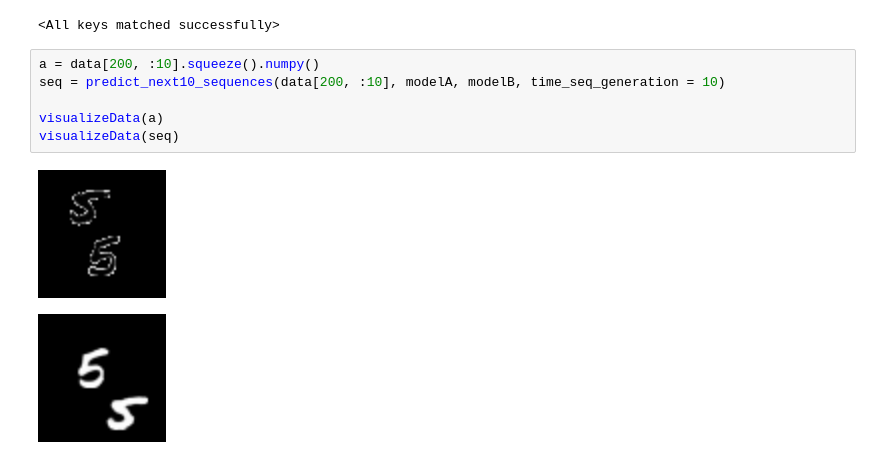
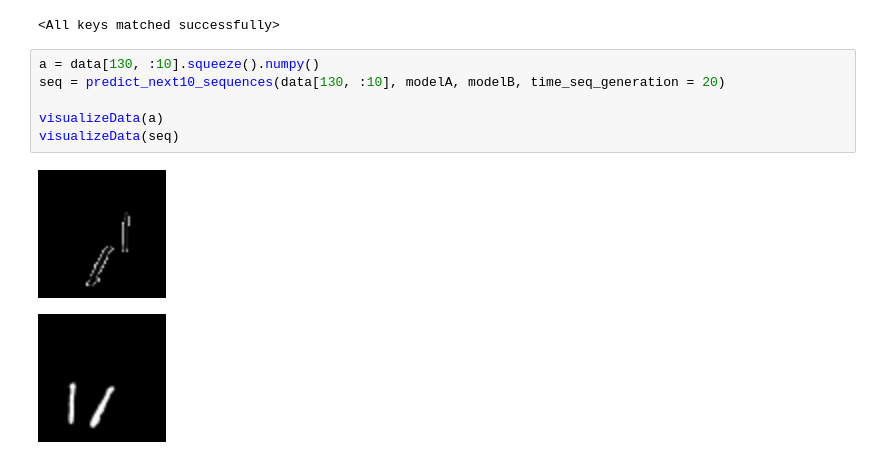
Before and after one commit to Ishushan02/Video-Generation-Flowing-MNIST, a Jupyter notebook: model-4-VQVAE.ipynb, the cells around one changed output. Cells and saved outputs as stored; diff of their text form.

Commit message:
New Model Result Change

```diff
--- a/model-4-VQVAE.ipynb
+++ b/model-4-VQVAE.ipynb
@@ -770,11 +770,11 @@ modelA.load_state_dict(modelValA)
 # %% [output]
 <All keys matched successfully>
 # %%
-a = data[200, :10].squeeze().numpy()
-seq = predict_next10_sequences(data[200, :10], modelA, modelB, time_seq_generation = 10)
+a = data[130, :10].squeeze().numpy()
+seq = predict_next10_sequences(data[130, :10], modelA, modelB, time_seq_generation = 20)
 
 visualizeData(a)
 visualizeData(seq)
 # %% [output]
-[figure, old version]
+[figure, new version]
-[figure, old version]
+[figure, new version]
```
Also changed, not shown: parts of 4 cells of this notebook, 3 other files.
